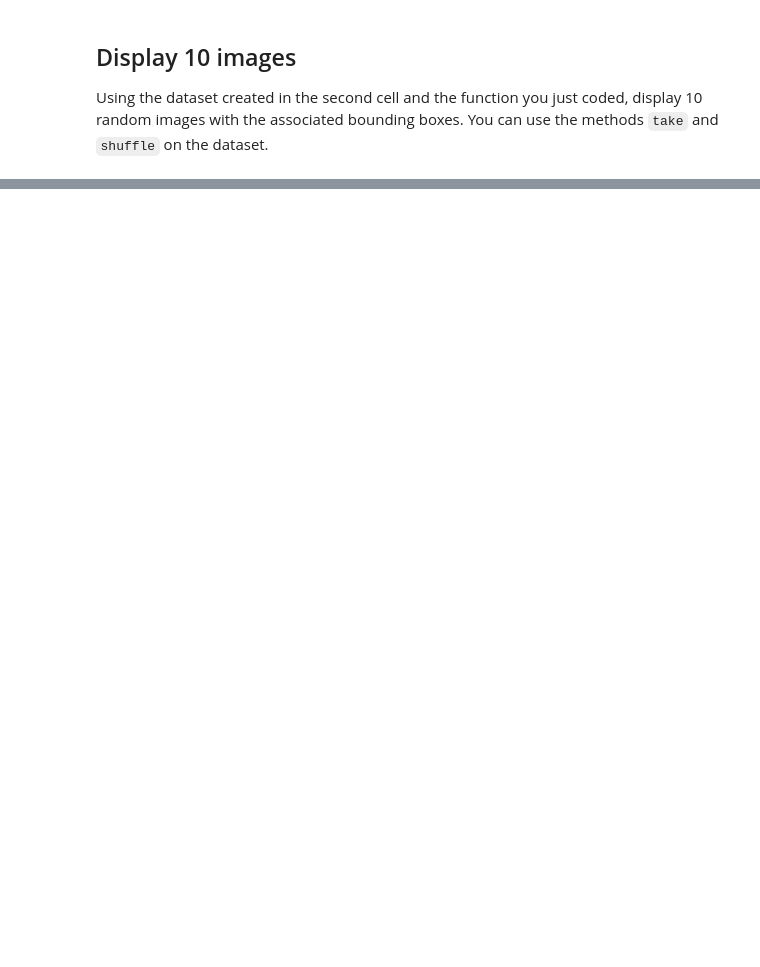
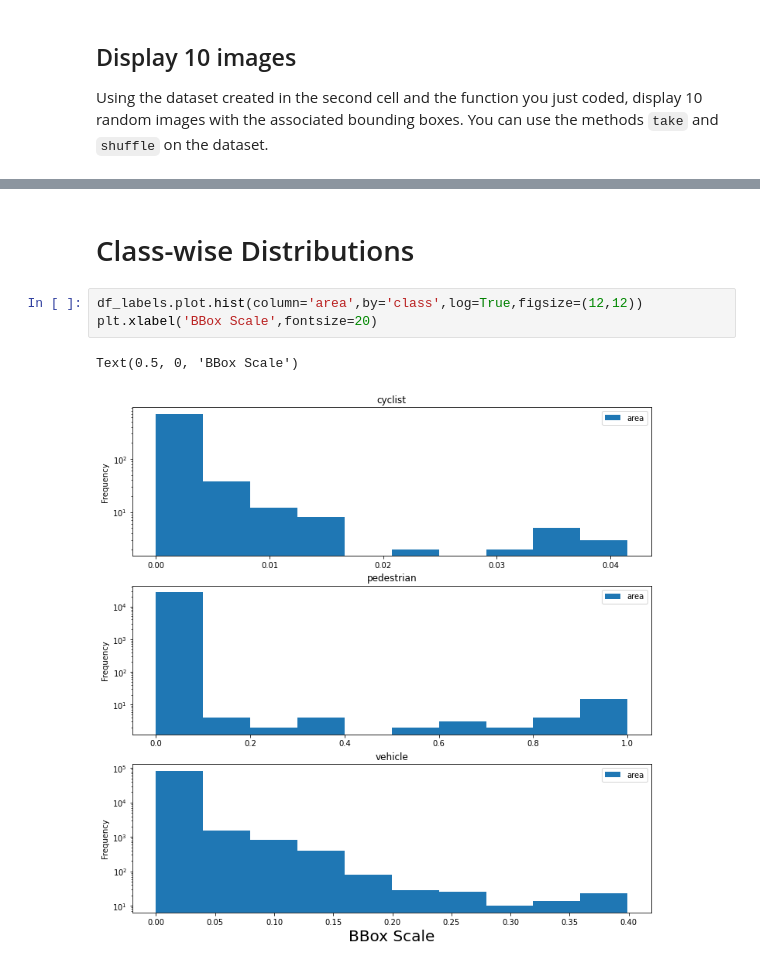
Before and after one commit to nsteve2407/urban-road-osbtacle-detection, a Jupyter notebook: Exploratory Data Analysis.ipynb, the cells around one changed output, grey strips where cells are left out. Cells and saved outputs as stored; diff of their text form; blank space fills up the shorter version.

```diff
--- a/Exploratory Data Analysis.ipynb
+++ b/Exploratory Data Analysis.ipynb
@@ -69,0 +134,8 @@ For example, think about data distribution. So far, you have only looked at a si
+# %% [markdown]
+# Class-wise Distributions
+# %%
+df_labels.plot.hist(column='area',by='class',log=True,figsize=(12,12))
+plt.xlabel('BBox Scale',fontsize=20)
+# %% [output]
+Text(0.5, 0, 'BBox Scale')
+[figure, added]
```
Also changed, not shown: parts of 24 cells of this notebook, 1 other file.
